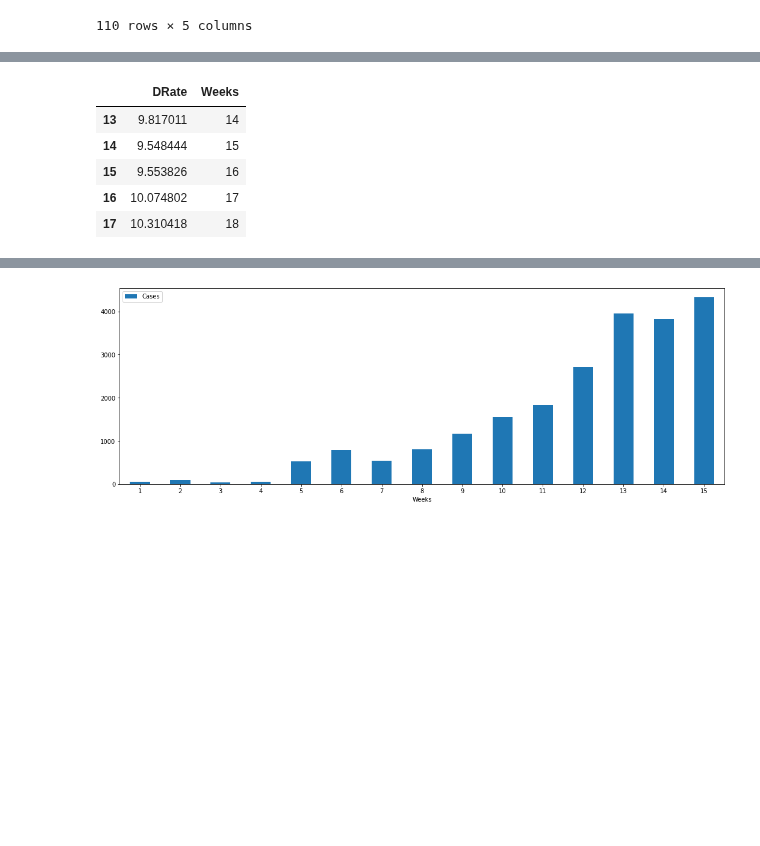
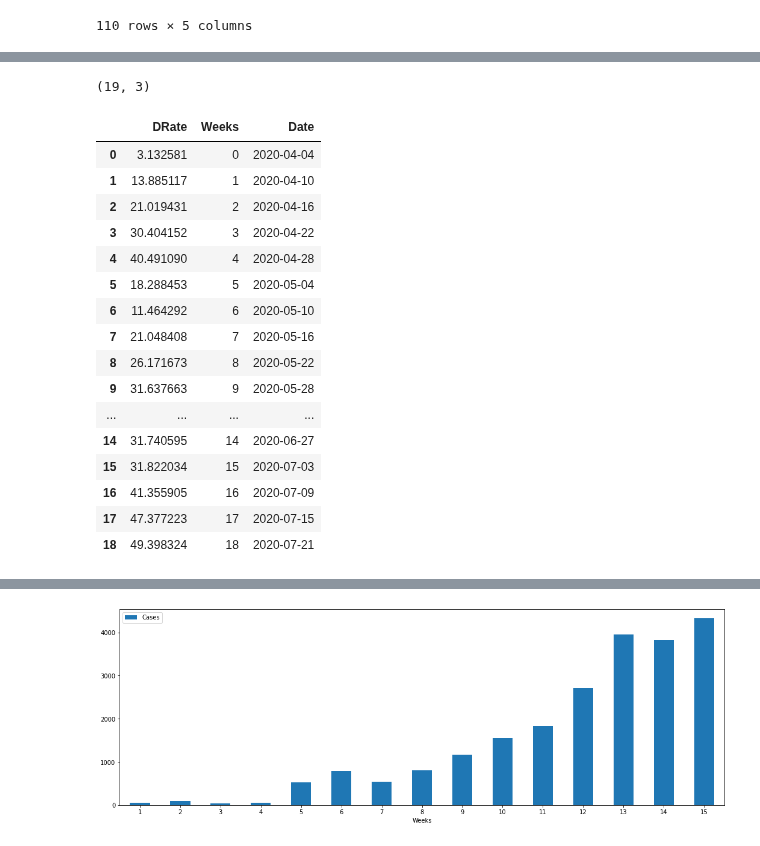
Before and after one commit to skbhere/COVID-19-Case-Forecasting, a Jupyter notebook: 01_TN.ipynb, the cells around one changed output, grey strips where cells are left out. Drawn from its saved outputs; the diff is of its cells as text; code cells hidden in the pictures; blank space fills up the shorter version.

```diff
--- a/01_TN.ipynb
+++ b/01_TN.ipynb
@@ -480,27 +481,30 @@ fig.savefig('H Value')
 # %%
 #Doubling Rate for every 7 days
-T=DF['Total Confirmed']
 an = 6
-reminder = len(T)%an
+T = np.log(DF['Total Confirmed'])
+
+reminder = (len(T)%an)
 if reminder != 0 :
-  T = T[:-reminder]
-re = ((len(T))//an )
-Week=range(1,re)
-T = T. to_numpy()
+  T = T[0:-reminder]
+re = ((len(T))// an )
+Week=range(0,re)
+T = T.to_numpy()
 T=T.reshape(re,an)
 double =  []
-n=0
-while n<len(T):
-  v= (an*2) / (T[n][(an-1)] / T[n][0])
-  double.append(v)
-  n= n+1
-DRate = pd.DataFrame(list(zip(double, Week)),
-               columns =['DRate', 'Weeks'])
-DRate.tail()
+for n in range(0,len(T)):
+  l2 = np.log(2)
+  X = T[n]
+  X=X.reshape(-1, 1)
+  Y=np.asarray(range(0,an))
+  Y=Y.reshape(-1, 1)
+  reg = LinearRegression().fit(X,Y)
+  slope = reg.coef_
+  v= slope/l2
+  double.append(v[0][0])
+WL = DF['date']
+WL=WL[6::an]
+DRate = pd.DataFrame(list(zip(double, Week,WL)),
+               columns =['DRate', 'Weeks','Date'])
+len(T),reminder
 # %% [output]
-|  | DRate | Weeks |
-| 13 | 9.817011 | 14 |
-| 14 | 9.548444 | 15 |
-| 15 | 9.553826 | 16 |
-| 16 | 10.074802 | 17 |
-| 17 | 10.310418 | 18 |
+(19, 3)
@@ -513 +511,22 @@ weekly = pd.DataFrame(list(zip(WCases, Week)),
+# %%
+117//6 ,19*6
+DRate
+# %% [output]
+|  | DRate | Weeks | Date |
+| 0 | 3.132581 | 0 | 2020-04-04 |
+| 1 | 13.885117 | 1 | 2020-04-10 |
+| 2 | 21.019431 | 2 | 2020-04-16 |
+| 3 | 30.404152 | 3 | 2020-04-22 |
+| 4 | 40.491090 | 4 | 2020-04-28 |
+| 5 | 18.288453 | 5 | 2020-05-04 |
+| 6 | 11.464292 | 6 | 2020-05-10 |
+| 7 | 21.048408 | 7 | 2020-05-16 |
+| 8 | 26.171673 | 8 | 2020-05-22 |
+| 9 | 31.637663 | 9 | 2020-05-28 |
+| ... | ... | ... | ... |
+| 14 | 31.740595 | 14 | 2020-06-27 |
+| 15 | 31.822034 | 15 | 2020-07-03 |
+| 16 | 41.355905 | 16 | 2020-07-09 |
+| 17 | 47.377223 | 17 | 2020-07-15 |
+| 18 | 49.398324 | 18 | 2020-07-21 |
 # %%
```
Also changed, not shown: parts of 12 cells of this notebook.
